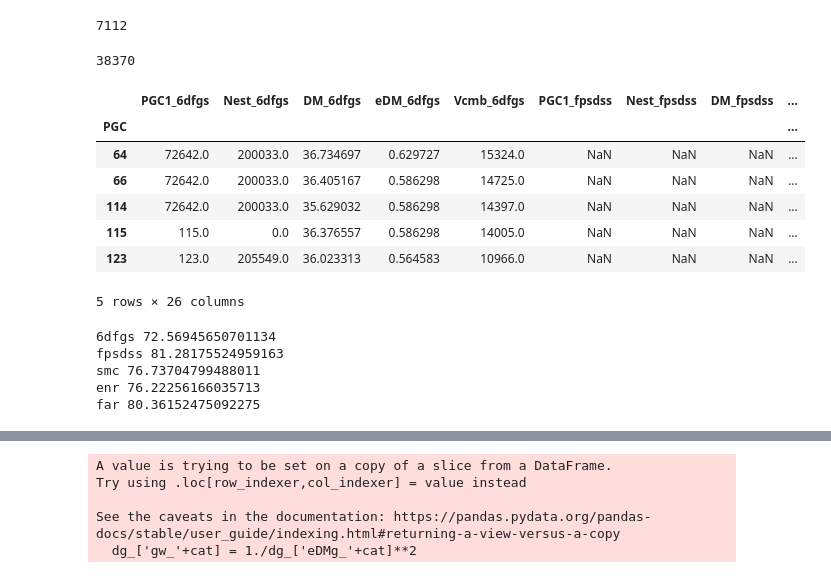
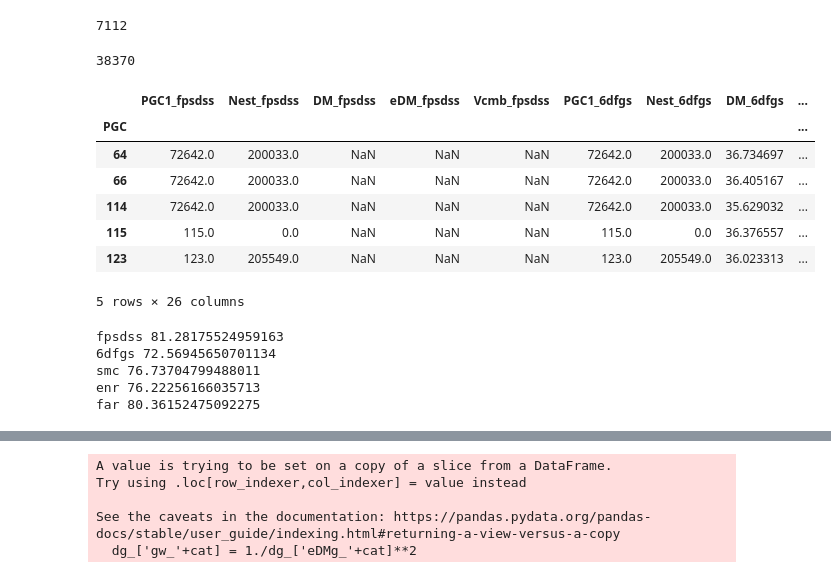
Before and after one commit to ekourkchi/CF4catalog, a Jupyter notebook: FP_groups.ipynb, the cells around one changed output, grey strips where cells are left out. Drawn from its saved outputs; the diff is of its cells as text; code cells hidden in the pictures.

```diff
--- a/FP_groups.ipynb
+++ b/FP_groups.ipynb
@@ -183,45 +183,45 @@ df = df.join(df_cf2fp, lsuffix='_fp', rsuffix='_cf2fp', how=how)
 
 # df['eDM_far'] = df1['eDM_far']
 # df["N_far"] = df1["N_far"]
 
 
 for col in df.columns:
-    if col.split('_')[0]=='PGC1' and col!='PGC1_6dfgs':
-        df['PGC1_6dfgs'] = df['PGC1_6dfgs'].fillna(df[col])
+    if col.split('_')[0]=='PGC1' and col!='PGC1_fpsdss':
+        df['PGC1_fpsdss'] = df['PGC1_fpsdss'].fillna(df[col])
 
 for col in df.columns:
-    if col.split('_')[0]=='Nest' and col!='Nest_6dfgs':
-        df['Nest_6dfgs'] = df['Nest_6dfgs'].fillna(df[col])
+    if col.split('_')[0]=='Nest' and col!='Nest_fpsdss':
+        df['Nest_fpsdss'] = df['Nest_fpsdss'].fillna(df[col])
 
 
 
-catalogs = ["6dfgs", "fpsdss", "smc", "enr", "far"]
+catalogs = ["fpsdss", "6dfgs", "smc", "enr", "far"]
 
 ss = []
 for cat in catalogs:
     ss += ['PGC1_'+cat, 'Nest_'+cat, "DM_"+cat, "eDM_"+cat, "Vcmb_"+cat]
 
 df = df[ss]
 
 ss = []
 for cat in catalogs:
     ss += ['PGC1_'+cat]
 df['pgc1'] = df[ss].median(axis=1)
 df = df[~df['pgc1'].isna()]
 
 
 print(len(df))
 
 df.head()
 # %% [output]
 38370
-|  | PGC1_6dfgs | Nest_6dfgs | DM_6dfgs | eDM_6dfgs | Vcmb_6dfgs | PGC1_fpsdss | Nest_fpsdss | DM_fpsdss | ... |
+|  | PGC1_fpsdss | Nest_fpsdss | DM_fpsdss | eDM_fpsdss | Vcmb_fpsdss | PGC1_6dfgs | Nest_6dfgs | DM_6dfgs | ... |
 | PGC |  |  |  |  |  |  |  |  | ... |
-| 64 | 72642.0 | 200033.0 | 36.734697 | 0.629727 | 15324.0 | NaN | NaN | NaN | ... |
-| 66 | 72642.0 | 200033.0 | 36.405167 | 0.586298 | 14725.0 | NaN | NaN | NaN | ... |
-| 114 | 72642.0 | 200033.0 | 35.629032 | 0.586298 | 14397.0 | NaN | NaN | NaN | ... |
-| 115 | 115.0 | 0.0 | 36.376557 | 0.586298 | 14005.0 | NaN | NaN | NaN | ... |
-| 123 | 123.0 | 205549.0 | 36.023313 | 0.564583 | 10966.0 | NaN | NaN | NaN | ... |
+| 64 | 72642.0 | 200033.0 | NaN | NaN | NaN | 72642.0 | 200033.0 | 36.734697 | ... |
+| 66 | 72642.0 | 200033.0 | NaN | NaN | NaN | 72642.0 | 200033.0 | 36.405167 | ... |
+| 114 | 72642.0 | 200033.0 | NaN | NaN | NaN | 72642.0 | 200033.0 | 35.629032 | ... |
+| 115 | 115.0 | 0.0 | NaN | NaN | NaN | 115.0 | 0.0 | 36.376557 | ... |
+| 123 | 123.0 | 205549.0 | NaN | NaN | NaN | 123.0 | 205549.0 | 36.023313 | ... |
 5 rows × 26 columns
 # %%
 for cat in catalogs:
@@ -231,8 +231,8 @@ for cat in catalogs:
 
     print(cat, 10**df['logH_'+cat][df['Vmod_'+cat]>4000].median())
 # %% [output]
+fpsdss 81.28175524959163
 6dfgs 72.56945650701134
-fpsdss 81.28175524959163
 smc 76.73704799488011
 enr 76.22256166035713
 far 80.36152475092275
```
Also changed, not shown: parts of 5 cells of this notebook, 2 other files.
